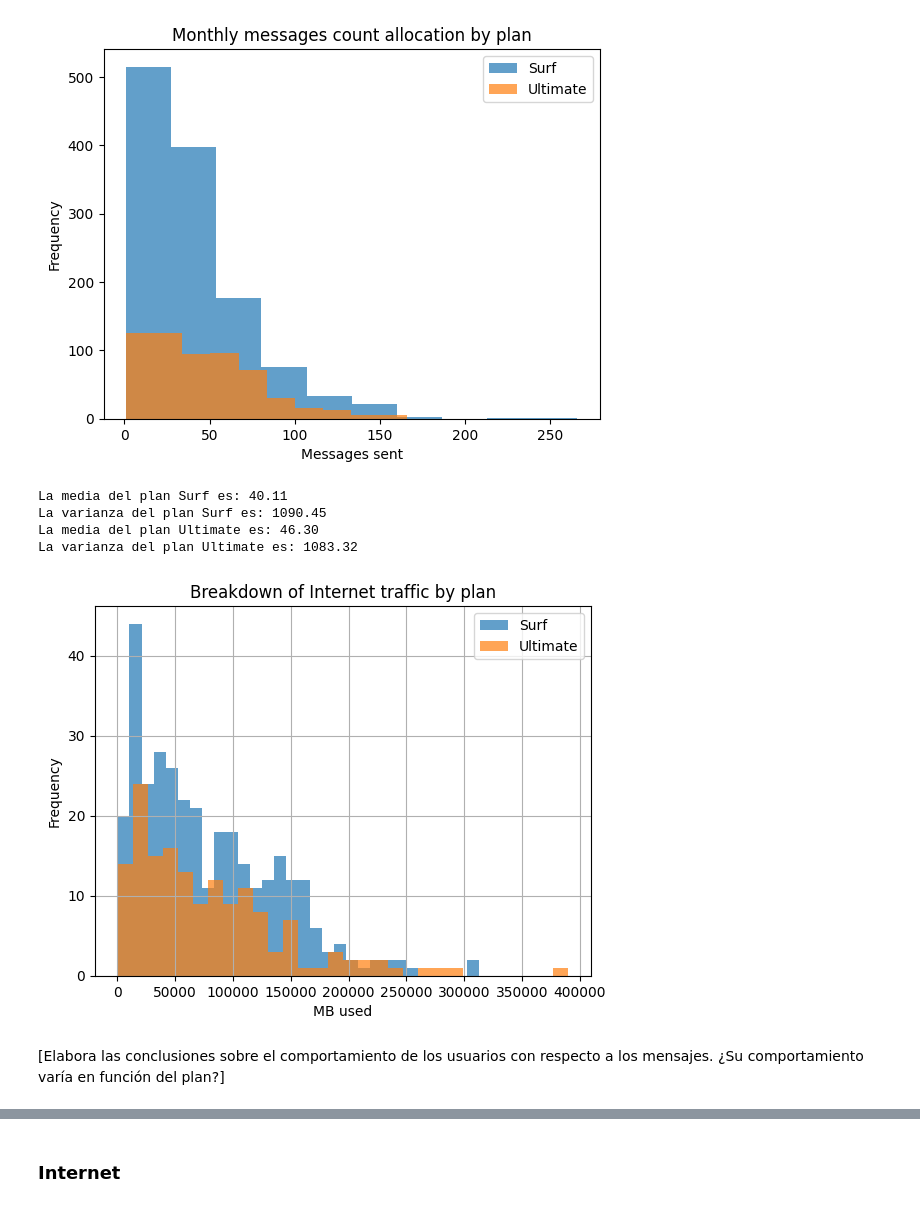
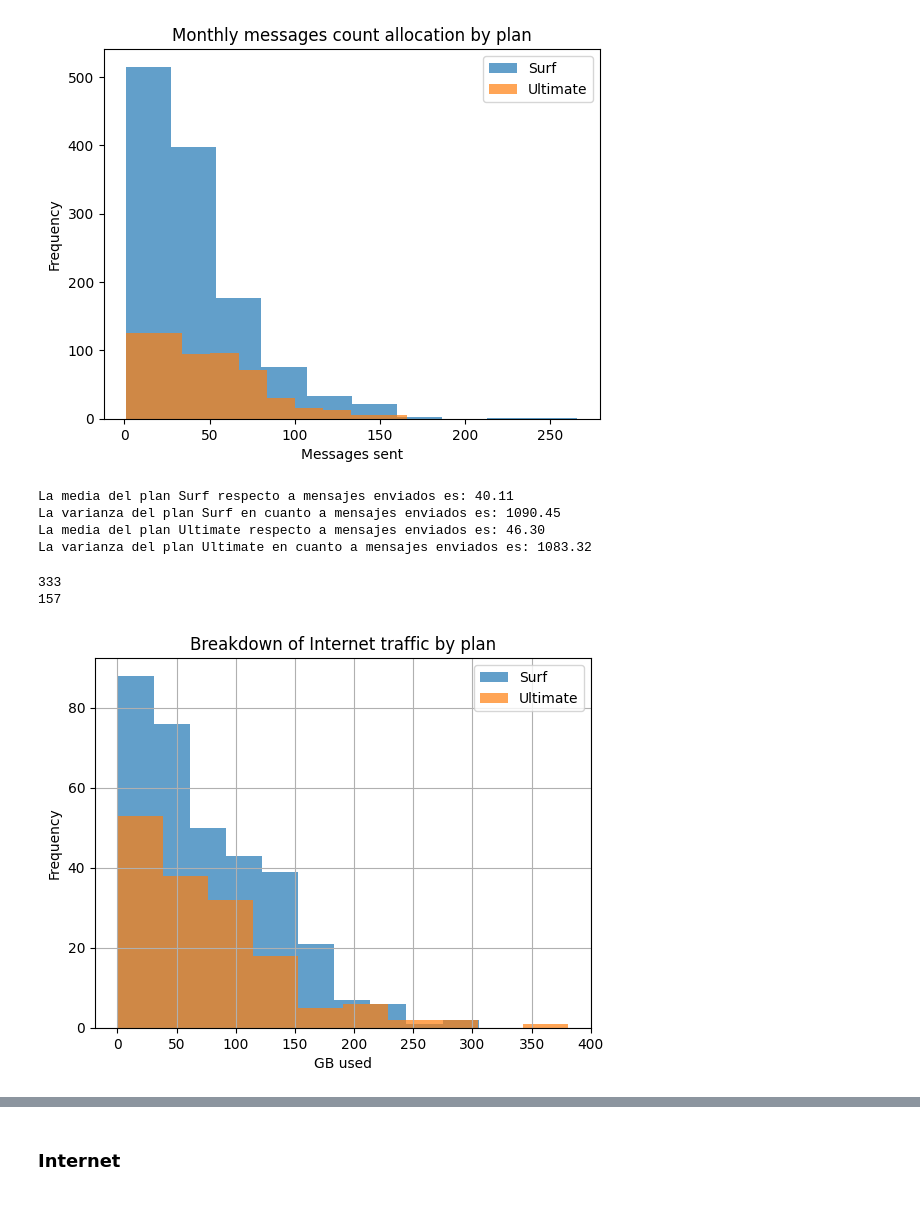
Before and after one commit to carloscarranza2486/tripleten-data-science, a Jupyter notebook: sprint-05-data_statistical-analysis/final_project_megaline_fees/notebook.ipynb, the cells around one changed output, grey strips where cells are left out. Cells and saved outputs as stored; diff of their text form; code cells hidden in the pictures.

Commit message:
Corrige selección de navegación por plan en notebook.
Usa `.loc` con Series para evitar error de `reset_index` y mantener la visualización de histogramas por plan.

Made-with: Cursor

```diff
--- a/sprint-05-data_statistical-analysis/final_project_megaline_fees/notebook.ipynb
+++ b/sprint-05-data_statistical-analysis/final_project_megaline_fees/notebook.ipynb
@@ -752,36 +752,34 @@ mean_ultimate_messages = final_merge[final_merge["plan_name"]=="ultimate"]["mess
 variance_surf_messages = np.var(final_merge[final_merge["plan_name"]=="surf"]["messages_count"]) # filtramos por plan surf y calculamos la varianza
 variance_ultimate_messages = np.var(final_merge[final_merge["plan_name"]=="ultimate"]["messages_count"]) # filtramos por plan ultimate y calculamos la varianza
 # imprimimos con f-strings los resultados obtenidos y 2 decimales para fácil comprensión
-print(f"La media del plan Surf es: {mean_surf_messages:.2f}")
-print(f"La varianza del plan Surf es: {variance_surf_messages:.2f}")
-print(f"La media del plan Ultimate es: {mean_ultimate_messages:.2f}")
-print(f"La varianza del plan Ultimate es: {variance_ultimate_messages:.2f}")
+print(f"La media del plan Surf respecto a mensajes enviados es: {mean_surf_messages:.2f}")
+print(f"La varianza del plan Surf en cuanto a mensajes enviados es: {variance_surf_messages:.2f}")
+print(f"La media del plan Ultimate respecto a mensajes enviados es: {mean_ultimate_messages:.2f}")
+print(f"La varianza del plan Ultimate en cuanto a mensajes enviados es: {variance_ultimate_messages:.2f}")
 # %% [output]
-La media del plan Surf es: 40.11
-La varianza del plan Surf es: 1090.45
-La media del plan Ultimate es: 46.30
-La varianza del plan Ultimate es: 1083.32
+La media del plan Surf respecto a mensajes enviados es: 40.11
+La varianza del plan Surf en cuanto a mensajes enviados es: 1090.45
+La media del plan Ultimate respecto a mensajes enviados es: 46.30
+La varianza del plan Ultimate en cuanto a mensajes enviados es: 1083.32
 # %%
 # Compara la cantidad de tráfico de Internet consumido por usuarios por plan
 # Primero agrupamos (groupby) por usuario y calculamos el trafico total consumido en mb por cada uno por mes
 mb_used_per_user = final_merge.groupby(["user_id","plan_name"])["mb_used"].sum().reset_index()
-# Lo convertimos en pivot para facilitar su visualización mediante una gráfica
-#print(mb_used_per_user.columns)
-#pivot_mb_used = pd.pivot_table(data=mb_used_per_user,index="user_id", columns="plan_name", aggfunc="sum")
-#print(pivot_mb_used)
-surf_navegation = mb_used_per_user[mb_used_per_user["plan_name"]=="surf"]["mb_used"].reset_index()
-#print(surf_navegation)
-ultimate_navegation = mb_used_per_user[mb_used_per_user["plan_name"]=="ultimate"]["mb_used"].reset_index()
-#print(ultimate_navegation)
-surf_navegation["mb_used"].hist(bins=30, alpha=0.7,label="Surf")
-ultimate_navegation["mb_used"].hist(bins=30, alpha=0.7,label="Ultimate")
+# Calculamos el tráfico por plan a través de una máscara booleana y creamos 2 nuevos Series, uno por plan
+surf_navegation = (mb_used_per_user.loc[mb_used_per_user["plan_name"] == "surf", "mb_used"]/1024) # dividimos por 1024 para convertir en GB
+print(len(surf_navegation))
+ultimate_navegation = (mb_used_per_user.loc[mb_used_per_user["plan_name"] == "ultimate", "mb_used"]/1024) # dividimos por 1024 para convertir en GB
+print(len(ultimate_navegation))
+# Creamos histograma para comparar los 2 objetos tipo Series generados por cada uno de los planes
+surf_navegation.hist(bins=10, alpha=0.7,label="Surf")
+ultimate_navegation.hist(bins=10, alpha=0.7,label="Ultimate")
 plt.legend()
 plt.title("Breakdown of Internet traffic by plan")
-plt.xlabel("MB used")
+plt.xlabel("GB used")
 plt.ylabel("Frequency")
 
 plt.show()
 # %% [output]
+333
+157
-[figure, old version]
+[figure, new version]
-# %% [markdown]
-[Elabora las conclusiones sobre el comportamiento de los usuarios con respecto a los mensajes. ¿Su comportamiento varía en función del plan?]
```
Also changed, not shown: parts of 8 cells of this notebook.
